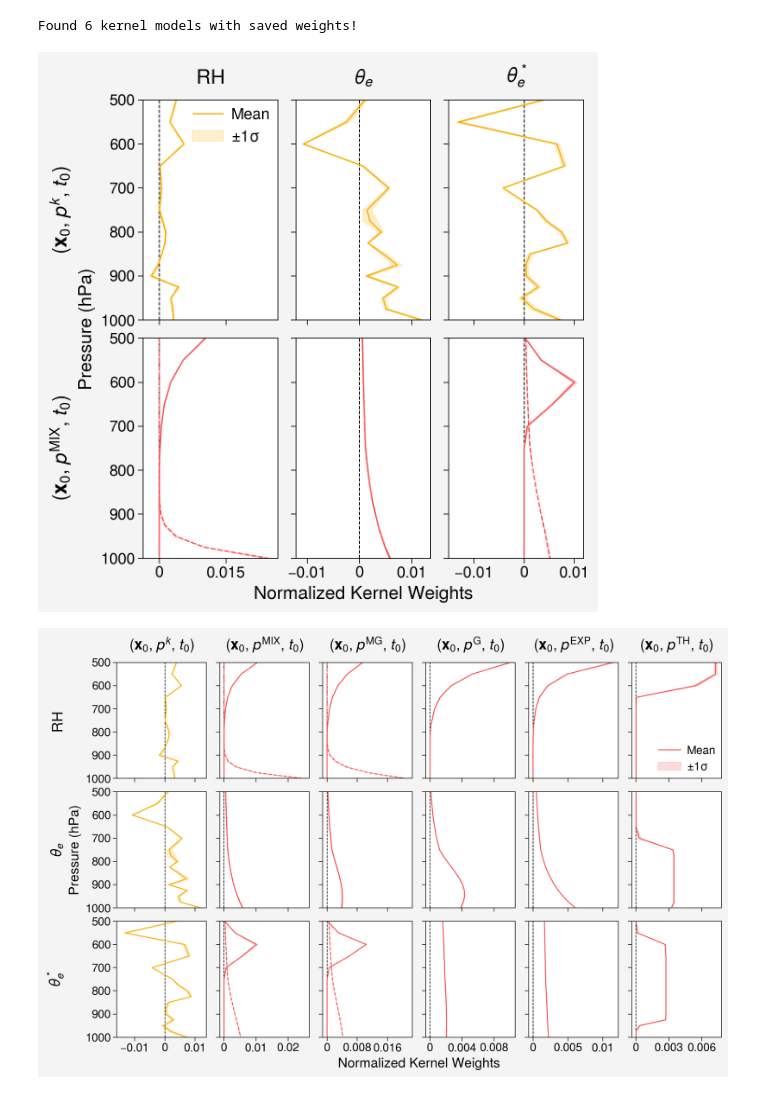
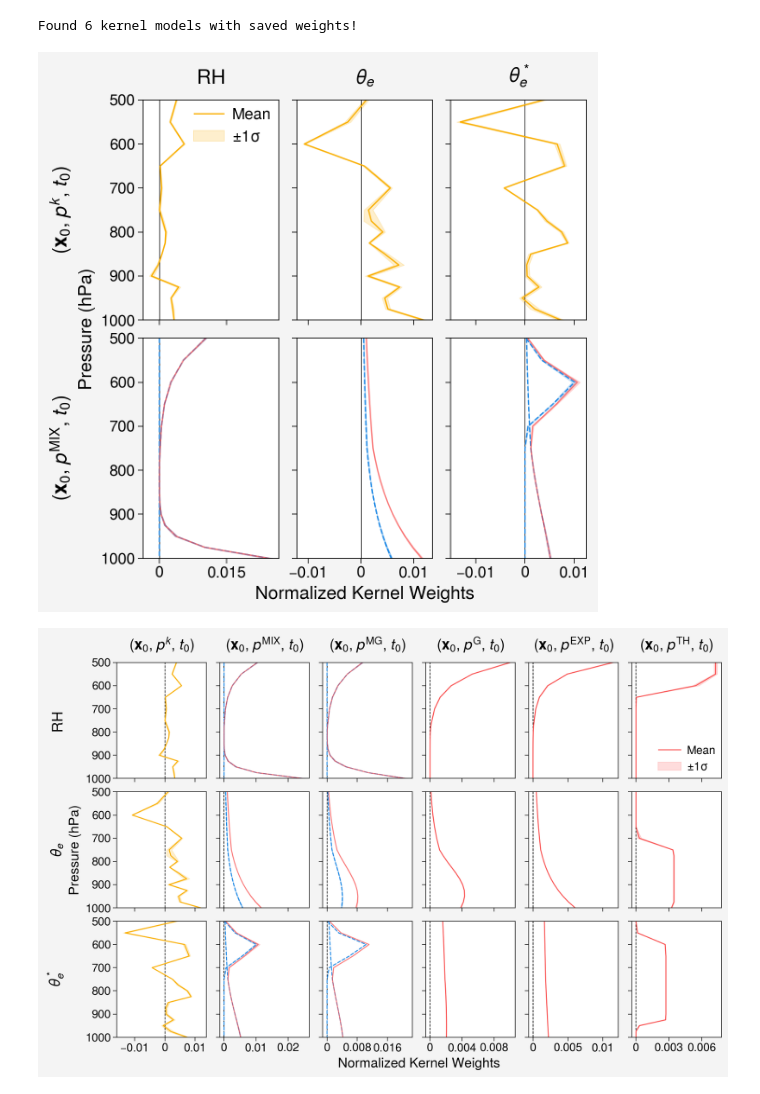
Before and after one commit to savannahferretti/monsoon-kernels, a Jupyter notebook: notebooks/weights.ipynb, the cells around one changed output. Saved outputs shown, nothing was run; the diff lists cells and outputs as text; code cells hidden in the pictures.

Commit message:
Weights figure updates

```diff
--- a/notebooks/weights.ipynb
+++ b/notebooks/weights.ipynb
@@ -46,38 +46,40 @@ Found 6 kernel models with saved weights!
 # %%
 keys = ('nonparametric', 'mixparametric')
 rows = [next(r for r in results if k in r[0]) for k in keys]
 rowlabels = [r[1] for r in rows]
 collabels = ['RH',r'$\mathit{\theta_e}$',r'$\mathit{\theta_e^*}$']
 
 fig,axs = pplt.subplots(nrows=len(rowlabels),ncols=len(collabels),width=6,height=6,wspace=1,hspace=1,sharex='limits',sharey=True)
 axs.format(rowlabels=rowlabels,collabels=collabels,grid=False,
            xlabel='Normalized Kernel Weights',xticklabelsize=12,
            ylabel='Pressure (hPa)',yticklabelsize=12,yminorticks='none')
 for row,(name,desc,kind,*data) in enumerate(rows):
-    color = 'yellow6' if ('nonparametric' in name) else 'red6'
     for col in range(len(collabels)):
         ax = axs[row,col]
-        ax.axvline(0,color='k',linewidth=0.7,linestyle='--')
+        ax.axvline(0,color='k',linewidth=0.5)
         if kind=='mixture':
             mean1,std1 = data[0].isel(field=col),data[1].isel(field=col)
             mean2,std2 = data[2].isel(field=col),data[3].isel(field=col)
-            ax.plot(mean1,lev,color=color,linewidth=1)
-            ax.plot(mean2,lev,color=color,linewidth=1,linestyle='--')
-            ax.fill_betweenx(lev,mean1-std1,mean1+std1,color=color,alpha=0.2)
-            ax.fill_betweenx(lev,mean2-std2,mean2+std2,color=color,alpha=0.2)
+            ax.plot(mean1,lev,color='blue6',linewidth=1,linestyle='--')
+            ax.plot(mean2,lev,color='blue6',linewidth=1,linestyle='--')
+            ax.fill_betweenx(lev,mean1-std1,mean1+std1,color='blue6',alpha=0.2)
+            ax.fill_betweenx(lev,mean2-std2,mean2+std2,color='blue6',alpha=0.2)
+            meansum,stdsum = mean1+mean2,np.sqrt(std1**2+std2**2)
+            ax.plot(meansum,lev,color='red6',alpha=0.7,linewidth=1)
+            ax.fill_betweenx(lev,meansum-stdsum,meansum+stdsum,color='red6',alpha=0.2)
         else:
             mean,std = data[0].isel(field=col),data[1].isel(field=col)
-            ax.plot(mean,lev,color=color,linewidth=1,label='Mean')
-            ax.fill_betweenx(lev,mean-std,mean+std,color=color,alpha=0.2,label=r'$\pm 1\sigma$')
+            ax.plot(mean,lev,color='yellow6',linewidth=1,label='Mean')
+            ax.fill_betweenx(lev,mean-std,mean+std,color='yellow6',alpha=0.2,label=r'$\pm 1\sigma$')
         ax.xaxis.set_major_locator(mticker.MaxNLocator(nbins=3,prune='both'))
         ax.xaxis.set_minor_locator(mticker.NullLocator())
 axs.format(xreverse=False,yreverse=True)
 axs[:-1,:].tick_params(axis='x',labelbottom=False)
 axs[0,0].legend(loc='ur',ncols=1,frame=False,prop={'size':12})
 pplt.show()
 fig.save('../figs/fig_3.png')
 # %% [output]
-[figure, old version]
+[figure, new version]
 # %%
 order = ('nonparametric','mixparametric','mixgaussian','gaussian','exponential','tophat')
 cols  = sorted(results,key=lambda r:next((i for i,k in enumerate(order) if k in r[0]),len(order)))
@@ -89,18 +91,21 @@ axs.format(rowlabels=rowlabels,collabels=collabels,grid=False,
            xlabel='Normalized Kernel Weights',xticklabelsize=12,
            ylabel='Pressure (hPa)',yticklabelsize=12,yminorticks='none')
 for col,(name,desc,kind,*data) in enumerate(cols):
-    color = 'yellow6' if ('nonparametric' in name) else 'red6'
     for row in range(len(rowlabels)):
         ax = axs[row,col]
         ax.axvline(0,color='k',linewidth=0.7,linestyle='--')
         if kind=='mixture':
             mean1,std1 = data[0].isel(field=row),data[1].isel(field=row)
             mean2,std2 = data[2].isel(field=row),data[3].isel(field=row)
-            ax.plot(mean1,lev,color=color,linewidth=1)
-            ax.plot(mean2,lev,color=color,linewidth=1,linestyle='--')
-            ax.fill_betweenx(lev,mean1-std1,mean1+std1,color=color,alpha=0.2)
-            ax.fill_betweenx(lev,mean2-std2,mean2+std2,color=color,alpha=0.2)
+            ax.plot(mean1,lev,color='blue6',linewidth=1,linestyle='--')
+            ax.plot(mean2,lev,color='blue6',linewidth=1,linestyle='--')
+            ax.fill_betweenx(lev,mean1-std1,mean1+std1,color='blue6',alpha=0.2)
+            ax.fill_betweenx(lev,mean2-std2,mean2+std2,color='blue6',alpha=0.2)
+            meansum,stdsum = mean1+mean2,np.sqrt(std1**2+std2**2)
+            ax.plot(meansum,lev,color='red6',alpha=0.7,linewidth=1)
+            ax.fill_betweenx(lev,meansum-stdsum,meansum+stdsum,color='red6',alpha=0.2)
         else:
+            color = 'yellow6' if ('nonparametric' in name) else 'red6'
             mean,std = data[0].isel(field=row),data[1].isel(field=row)
             ax.plot(mean,lev,color=color,linewidth=1,label='Mean')
             ax.fill_betweenx(lev,mean-std,mean+std,color=color,alpha=0.2,label=r'$\pm 1\sigma$')
@@ -117,4 +122,4 @@ axs[0,5].legend(loc='lr',ncols=1,frame=False,prop={'size':12})
 pplt.show()
 fig.save('../figs/fig_A1.png')
 # %% [output]
-[figure, old version]
+[figure, new version]
```
Also changed, not shown: 2 other files.
